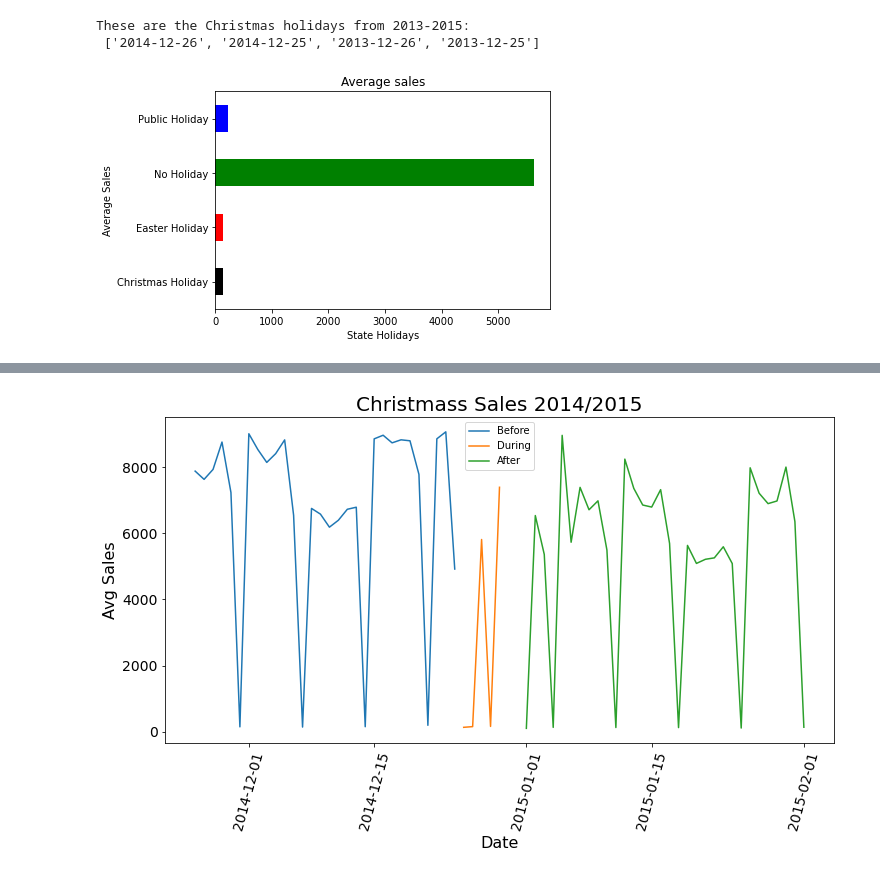
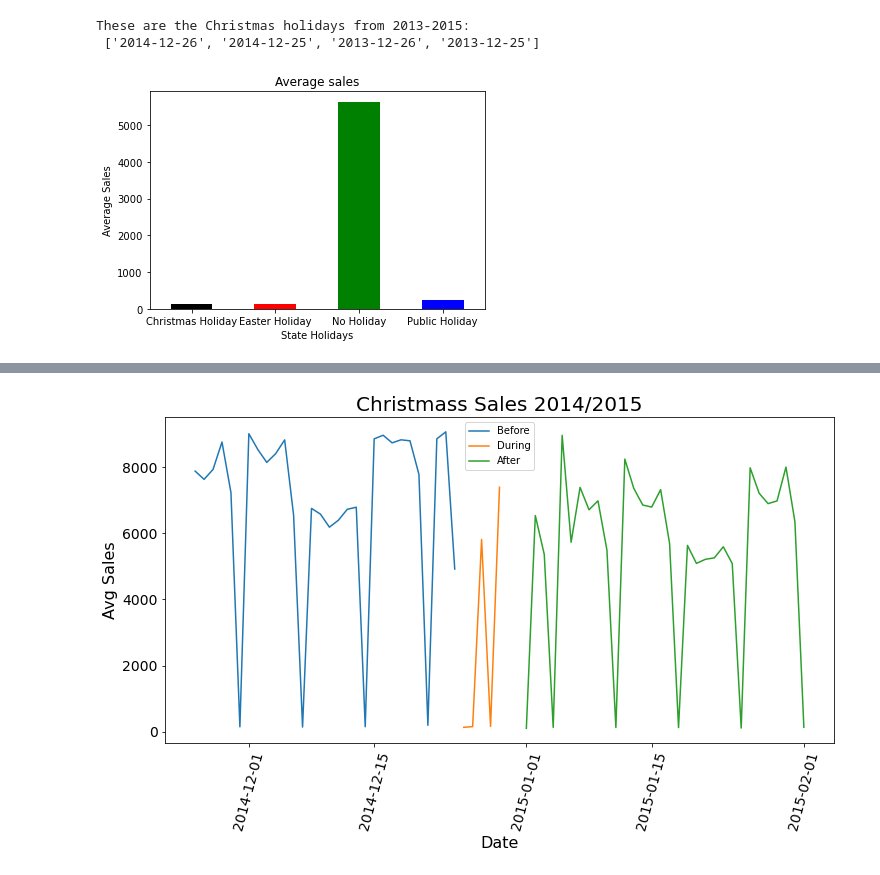
Before and after one commit to Micky373/Sales_forcasting, a Jupyter notebook: notebooks/data_exploration.ipynb, the cells around one changed output, grey strips where cells are left out. Drawn from its saved outputs; the diff is of its cells as text; code cells hidden in the pictures.

Commit message:
Edit visualization

```diff
--- a/notebooks/data_exploration.ipynb
+++ b/notebooks/data_exploration.ipynb
@@ -158,15 +158,15 @@ train_store_holiday['StateHoliday'] = train_store_holiday.index
 # %%
 # Plotting the average sales per State holidays
 
-train_store_holiday.plot(kind='barh',x='StateHoliday',y='Sales',rot='0',color=['black', 'red', 'green', 'blue'])
+train_store_holiday.plot(kind='bar',x='StateHoliday',y='Sales',rot='0',color=['black', 'red', 'green', 'blue'])
 plt.title('Average sales')
 plt.xlabel('State Holidays')
 plt.ylabel('Average Sales')
 plt.gca().get_legend().remove() # Removing the legend since we are working on univariate analysis
 plt.savefig('../charts/average_sales_analysis.jpg')
 plt.show()
 # %% [output]
-[figure, old version]
+[figure, new version]
 # %%
 # Creating a date column from the index
 
```
Also changed, not shown: parts of 5 cells of this notebook, 1 other file.
